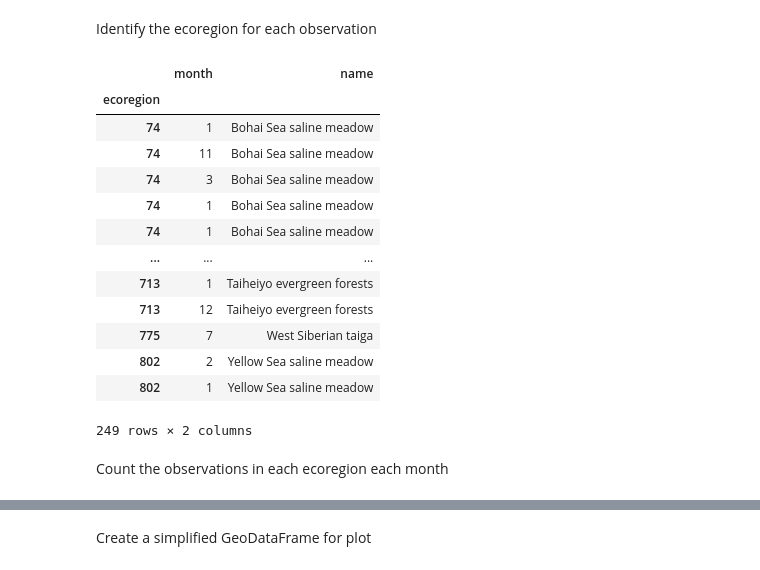
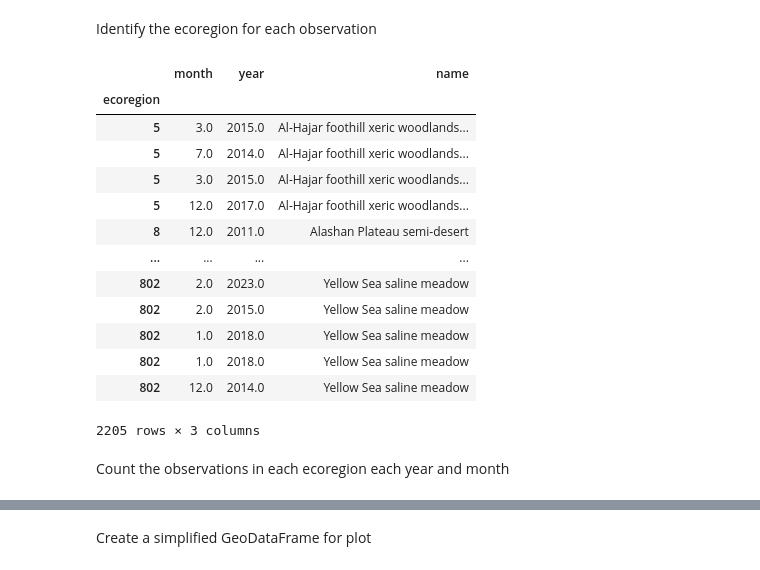
Before and after one commit to earthlab-education/species-distribution-coding-challenge-byandell, a Jupyter notebook: notebooks/siberian-crane-species-download.ipynb, the cells around one changed output, grey strips where cells are left out. Saved outputs shown, nothing was run; the diff lists cells and outputs as text; code cells hidden in the pictures.

```diff
--- a/notebooks/siberian-crane-species-download.ipynb
+++ b/notebooks/siberian-crane-species-download.ipynb
@@ -210,6 +210,5 @@ INFO:On disk at /home/jovyan/earth-analytics/data/species/0001022-24102411253437
 download key is 0020917-241007104925546
 GBIF.org (17 October 2024) GBIF Occurrence Download https://doi.org/10.15468/dl.4d3k48
 # %%
-gbif_path = glob(gbif_pattern)[0]
 gbif_path
 # %% [output]
@@ -264,7 +263,7 @@ gdf_monthly = (
             gbif_df.decimalLatitude),
         crs="EPSG:4326")
     # Select the desired columns
-    [['month', 'geometry']]
+    [['month', 'year', 'geometry']]
 )
 
 gdf_monthly
@@ -348,33 +347,33 @@ Identify the ecoregion for each observation
 # %%
 gbif_ecoregion_gdf = (
     ecoregions_gdf
     # Match the coordinate reference system of the GBIF data and the ecoregions
     # transform geometries to a new coordinate reference system
     .to_crs(gdf_monthly.crs)
     # Find ecoregion for each observation
     # spatial join
     .sjoin(
         gdf_monthly,
         how='inner',
         predicate='contains')
     # Select the required columns
-    [['month', 'name']]
+    [['month', 'year', 'name']]
 )
 gbif_ecoregion_gdf
 # %% [output]
-|  | month | name |
-| ecoregion |  |  |
-| 74 | 1 | Bohai Sea saline meadow |
-| 74 | 11 | Bohai Sea saline meadow |
-| 74 | 3 | Bohai Sea saline meadow |
-| 74 | 1 | Bohai Sea saline meadow |
-| 74 | 1 | Bohai Sea saline meadow |
-| ... | ... | ... |
-| 713 | 1 | Taiheiyo evergreen forests |
-| 713 | 12 | Taiheiyo evergreen forests |
-| 775 | 7 | West Siberian taiga |
-| 802 | 2 | Yellow Sea saline meadow |
-| 802 | 1 | Yellow Sea saline meadow |
+|  | month | year | name |
+| ecoregion |  |  |  |
+| 5 | 3.0 | 2015.0 | Al-Hajar foothill xeric woodlands... |
+| 5 | 7.0 | 2014.0 | Al-Hajar foothill xeric woodlands... |
+| 5 | 3.0 | 2015.0 | Al-Hajar foothill xeric woodlands... |
+| 5 | 12.0 | 2017.0 | Al-Hajar foothill xeric woodlands... |
+| 8 | 12.0 | 2011.0 | Alashan Plateau semi-desert |
+| ... | ... | ... | ... |
+| 802 | 2.0 | 2023.0 | Yellow Sea saline meadow |
+| 802 | 2.0 | 2015.0 | Yellow Sea saline meadow |
+| 802 | 1.0 | 2018.0 | Yellow Sea saline meadow |
+| 802 | 1.0 | 2018.0 | Yellow Sea saline meadow |
+| 802 | 12.0 | 2014.0 | Yellow Sea saline meadow |
-249 rows × 2 columns
+2205 rows × 3 columns
 # %% [markdown]
-Count the observations in each ecoregion each month
+Count the observations in each ecoregion each year and month
```
Also changed, not shown: parts of 12 cells of this notebook, 1 other file.
